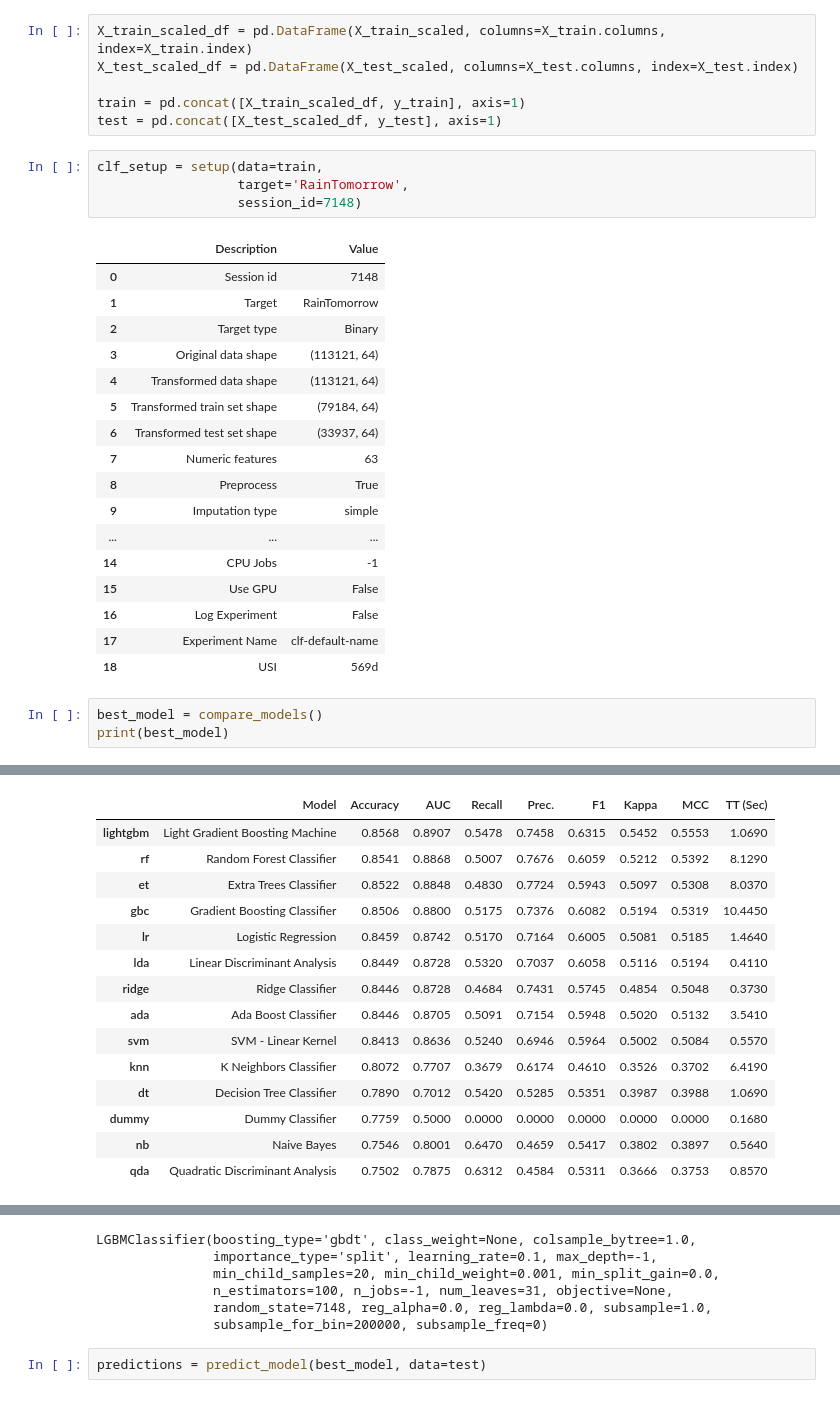
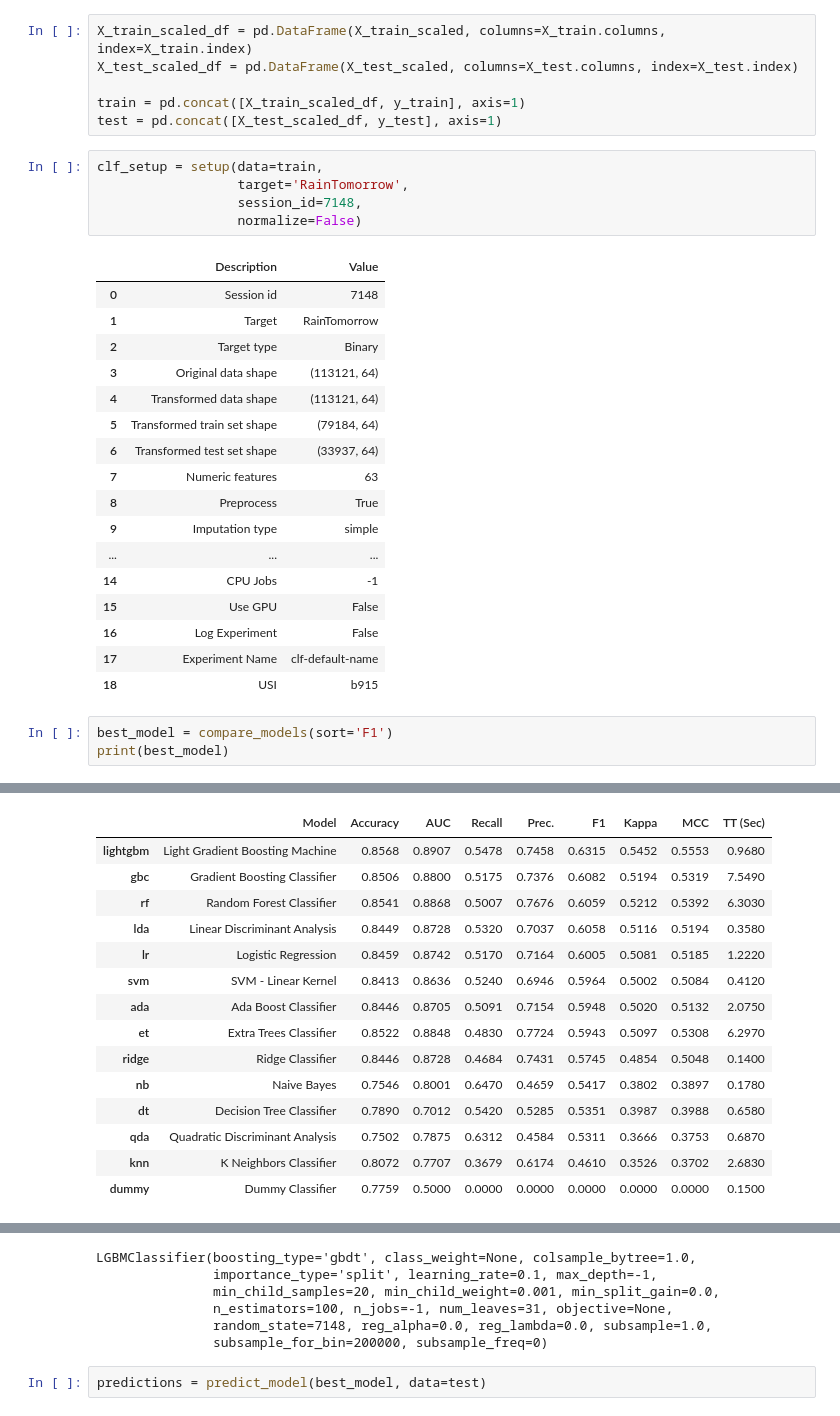
Before and after one commit to juanachies/AA1-TUIA-Chies-Palacio, a Jupyter notebook: TP-clasificacion-AA1.ipynb, the cells around one changed output, grey strips where cells are left out. Cells and saved outputs as stored; diff of their text form.

```diff
--- a/TP-clasificacion-AA1.ipynb
+++ b/TP-clasificacion-AA1.ipynb
@@ -1778,7 +1778,8 @@ test = pd.concat([X_test_scaled_df, y_test], axis=1)
 # %%
 clf_setup = setup(data=train,
                   target='RainTomorrow',
-                  session_id=7148)
+                  session_id=7148,
+                  normalize=False)
 # %% [output]
 |  | Description | Value |
 | 0 | Session id | 7148 |
@@ -1796,27 +1797,27 @@ clf_setup = setup(data=train,
 | 15 | Use GPU | False |
 | 16 | Log Experiment | False |
 | 17 | Experiment Name | clf-default-name |
-| 18 | USI | 569d |
+| 18 | USI | b915 |
 # %%
-best_model = compare_models()
+best_model = compare_models(sort='F1')
 print(best_model)
 # %% [output]
 [interactive output not drawn]
 |  | Model | Accuracy | AUC | Recall | Prec. | F1 | Kappa | MCC | TT (Sec) |
-| lightgbm | Light Gradient Boosting Machine | 0.8568 | 0.8907 | 0.5478 | 0.7458 | 0.6315 | 0.5452 | 0.5553 | 1.0690 |
-| rf | Random Forest Classifier | 0.8541 | 0.8868 | 0.5007 | 0.7676 | 0.6059 | 0.5212 | 0.5392 | 8.1290 |
-| et | Extra Trees Classifier | 0.8522 | 0.8848 | 0.4830 | 0.7724 | 0.5943 | 0.5097 | 0.5308 | 8.0370 |
-| gbc | Gradient Boosting Classifier | 0.8506 | 0.8800 | 0.5175 | 0.7376 | 0.6082 | 0.5194 | 0.5319 | 10.4450 |
-| lr | Logistic Regression | 0.8459 | 0.8742 | 0.5170 | 0.7164 | 0.6005 | 0.5081 | 0.5185 | 1.4640 |
-| lda | Linear Discriminant Analysis | 0.8449 | 0.8728 | 0.5320 | 0.7037 | 0.6058 | 0.5116 | 0.5194 | 0.4110 |
-| ridge | Ridge Classifier | 0.8446 | 0.8728 | 0.4684 | 0.7431 | 0.5745 | 0.4854 | 0.5048 | 0.3730 |
-| ada | Ada Boost Classifier | 0.8446 | 0.8705 | 0.5091 | 0.7154 | 0.5948 | 0.5020 | 0.5132 | 3.5410 |
-| svm | SVM - Linear Kernel | 0.8413 | 0.8636 | 0.5240 | 0.6946 | 0.5964 | 0.5002 | 0.5084 | 0.5570 |
-| knn | K Neighbors Classifier | 0.8072 | 0.7707 | 0.3679 | 0.6174 | 0.4610 | 0.3526 | 0.3702 | 6.4190 |
-| dt | Decision Tree Classifier | 0.7890 | 0.7012 | 0.5420 | 0.5285 | 0.5351 | 0.3987 | 0.3988 | 1.0690 |
-| dummy | Dummy Classifier | 0.7759 | 0.5000 | 0.0000 | 0.0000 | 0.0000 | 0.0000 | 0.0000 | 0.1680 |
-| nb | Naive Bayes | 0.7546 | 0.8001 | 0.6470 | 0.4659 | 0.5417 | 0.3802 | 0.3897 | 0.5640 |
-| qda | Quadratic Discriminant Analysis | 0.7502 | 0.7875 | 0.6312 | 0.4584 | 0.5311 | 0.3666 | 0.3753 | 0.8570 |
+| lightgbm | Light Gradient Boosting Machine | 0.8568 | 0.8907 | 0.5478 | 0.7458 | 0.6315 | 0.5452 | 0.5553 | 0.9680 |
+| gbc | Gradient Boosting Classifier | 0.8506 | 0.8800 | 0.5175 | 0.7376 | 0.6082 | 0.5194 | 0.5319 | 7.5490 |
+| rf | Random Forest Classifier | 0.8541 | 0.8868 | 0.5007 | 0.7676 | 0.6059 | 0.5212 | 0.5392 | 6.3030 |
+| lda | Linear Discriminant Analysis | 0.8449 | 0.8728 | 0.5320 | 0.7037 | 0.6058 | 0.5116 | 0.5194 | 0.3580 |
+| lr | Logistic Regression | 0.8459 | 0.8742 | 0.5170 | 0.7164 | 0.6005 | 0.5081 | 0.5185 | 1.2220 |
+| svm | SVM - Linear Kernel | 0.8413 | 0.8636 | 0.5240 | 0.6946 | 0.5964 | 0.5002 | 0.5084 | 0.4120 |
+| ada | Ada Boost Classifier | 0.8446 | 0.8705 | 0.5091 | 0.7154 | 0.5948 | 0.5020 | 0.5132 | 2.0750 |
+| et | Extra Trees Classifier | 0.8522 | 0.8848 | 0.4830 | 0.7724 | 0.5943 | 0.5097 | 0.5308 | 6.2970 |
+| ridge | Ridge Classifier | 0.8446 | 0.8728 | 0.4684 | 0.7431 | 0.5745 | 0.4854 | 0.5048 | 0.1400 |
+| nb | Naive Bayes | 0.7546 | 0.8001 | 0.6470 | 0.4659 | 0.5417 | 0.3802 | 0.3897 | 0.1780 |
+| dt | Decision Tree Classifier | 0.7890 | 0.7012 | 0.5420 | 0.5285 | 0.5351 | 0.3987 | 0.3988 | 0.6580 |
+| qda | Quadratic Discriminant Analysis | 0.7502 | 0.7875 | 0.6312 | 0.4584 | 0.5311 | 0.3666 | 0.3753 | 0.6870 |
+| knn | K Neighbors Classifier | 0.8072 | 0.7707 | 0.3679 | 0.6174 | 0.4610 | 0.3526 | 0.3702 | 2.6830 |
+| dummy | Dummy Classifier | 0.7759 | 0.5000 | 0.0000 | 0.0000 | 0.0000 | 0.0000 | 0.0000 | 0.1500 |
 [interactive output not drawn]
 LGBMClassifier(boosting_type='gbdt', class_weight=None, colsample_bytree=1.0,
                importance_type='split', learning_rate=0.1, max_depth=-1,
```
Also changed, not shown: parts of 11 cells of this notebook, 1 other file.
